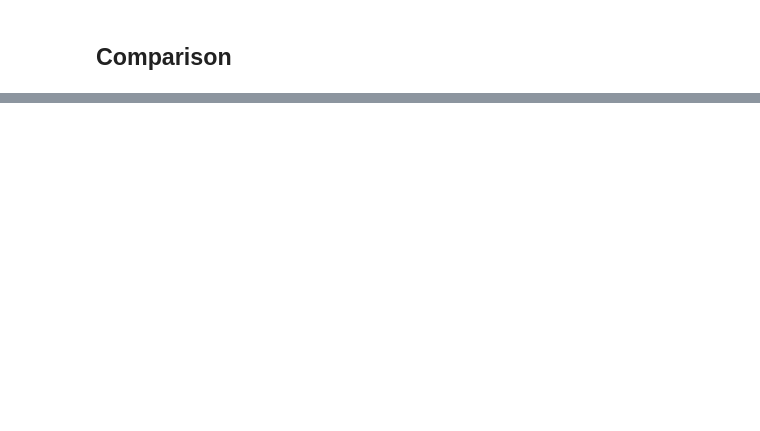
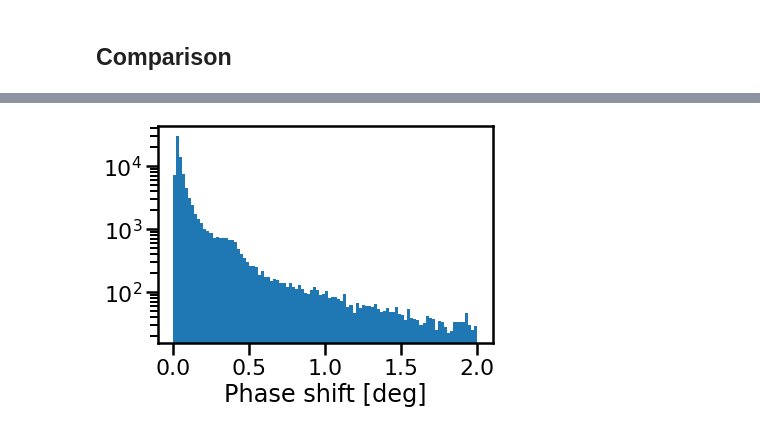
Before and after one commit to astrolabsoftware/fink-spins, a Jupyter notebook: notebooks/periods/spin_SSHG1G2.ipynb, the cells around one changed output, grey strips where cells are left out. Cells and saved outputs as stored; diff of their text form; code cells hidden in the pictures; blank space fills up the shorter version.

```diff
--- a/notebooks/periods/spin_SSHG1G2.ipynb
+++ b/notebooks/periods/spin_SSHG1G2.ipynb
@@ -117,0 +125,6 @@ Text(0, 0.5, 'SHG1G2_period')
+# %%
+plt.hist(ssoft[mask]["SSHG1G2_phase_shift_deg"], bins=100, range=[0, 2]);
+plt.xlabel("Phase shift [deg]")
+plt.yscale("log")
+# %% [output]
+[figure, added]
```
Also changed, not shown: parts of 4 cells of this notebook, 3 other files.
